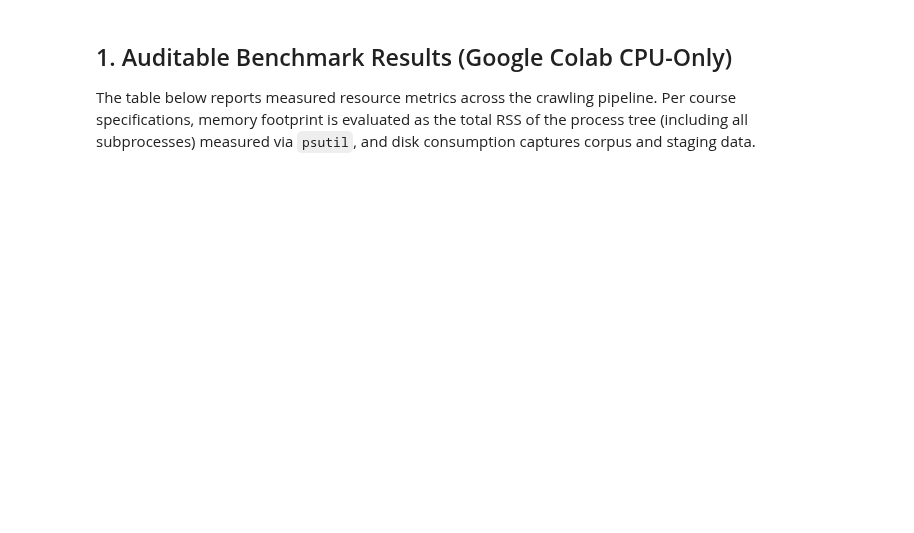
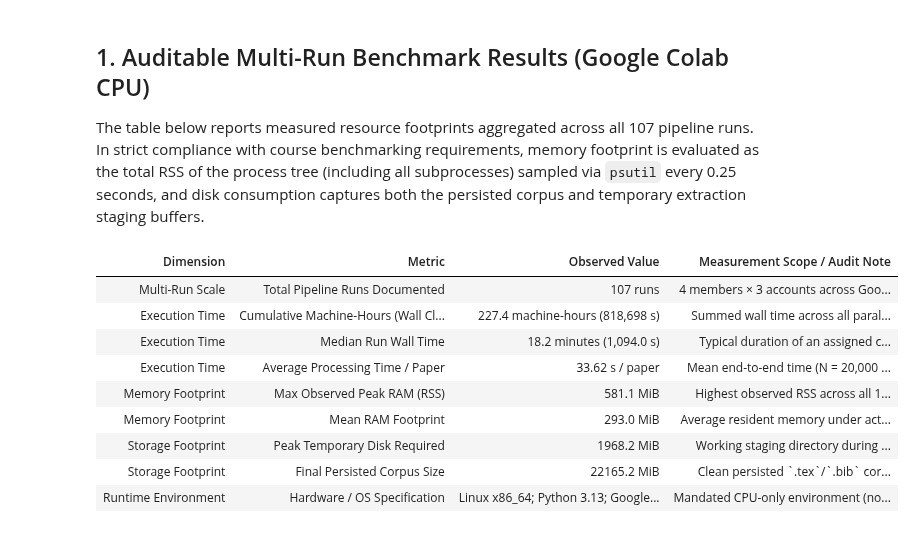
Before and after one commit to Dangkhanh01/arXiv-report, a Jupyter notebook: book/content/milestone1/04_performance.ipynb, the cells around one changed output. Drawn from its saved outputs; the diff is of its cells as text; code cells hidden in the pictures; blank space fills up the shorter version.

```diff
--- a/book/content/milestone1/04_performance.ipynb
+++ b/book/content/milestone1/04_performance.ipynb
@@ -31,4 +45,4 @@ pio.renderers.default = 'notebook_connected'
 # %% [markdown]
-## 1. Auditable Benchmark Results (Google Colab CPU-Only)
+## 1. Auditable Multi-Run Benchmark Results (Google Colab CPU)
 
-The table below reports measured resource metrics across the crawling pipeline. Per course specifications, memory footprint is evaluated as the total RSS of the process tree (including all subprocesses) measured via `psutil`, and disk consumption captures corpus and staging data.
+The table below reports measured resource footprints aggregated across all 107 pipeline runs. In strict compliance with course benchmarking requirements, memory footprint is evaluated as the total RSS of the process tree (including all subprocesses) sampled via `psutil` every 0.25 seconds, and disk consumption captures both the persisted corpus and temporary extraction staging buffers.
@@ -55,0 +49,45 @@ display(df_perf.style.hide(axis="index").set_properties(**{'text-align': 'left'}
+# %%
+multi_summary = bench.get("multi_run_summary", {})
+total_runs = multi_summary.get("total_runs", len(bench.get("runs", [])))
+total_wall = multi_summary.get("total_wall_seconds", bench.get("wall_seconds", 0.0))
+median_wall = multi_summary.get("median_wall_seconds", bench.get("median_wall_seconds", 0.0))
+peak_ram = bench.get("ram_peak_bytes", 0) / (1024**2)
+mean_ram = bench.get("ram_mean_bytes", 0) / (1024**2)
+peak_disk = bench.get("disk_peak_bytes", 0) / (1024**2)
+final_disk = bench.get("final_disk_bytes", 0) / (1024**2)
+
+avg_paper_time = summary.get("average_paper_processing_seconds", 0.0)
+paper_time_denom = summary.get("paper_time_denominator", 20000)
+
+tot_hours = total_wall / 3600
+med_mins = median_wall / 60
+
+perf_summary = [
+    {"Dimension": "Multi-Run Scale", "Metric": "Total Pipeline Runs Documented", "Observed Value": f"{total_runs:,} runs", "Measurement Scope / Audit Note": "4 members × 3 accounts across Google Colab runtimes"},
+    {"Dimension": "Execution Time", "Metric": "Cumulative Machine-Hours (Wall Clock)", "Observed Value": f"{tot_hours:,.1f} machine-hours ({total_wall:,.0f} s)", "Measurement Scope / Audit Note": "Summed wall time across all parallel & batch sessions"},
+    {"Dimension": "Execution Time", "Metric": "Median Run Wall Time", "Observed Value": f"{med_mins:.1f} minutes ({median_wall:,.1f} s)", "Measurement Scope / Audit Note": "Typical duration of an assigned crawl session"},
+    {"Dimension": "Execution Time", "Metric": "Average Processing Time / Paper", "Observed Value": f"{avg_paper_time:.2f} s / paper", "Measurement Scope / Audit Note": f"Mean end-to-end time (N = {paper_time_denom:,} papers)"},
+    {"Dimension": "Memory Footprint", "Metric": "Max Observed Peak RAM (RSS)", "Observed Value": f"{peak_ram:.1f} MiB", "Measurement Scope / Audit Note": "Highest observed RSS across all 107 runs (Colab ceiling: 12.7 GiB)"},
+    {"Dimension": "Memory Footprint", "Metric": "Mean RAM Footprint", "Observed Value": f"{mean_ram:.1f} MiB", "Measurement Scope / Audit Note": "Average resident memory under active streaming extraction"},
+    {"Dimension": "Storage Footprint", "Metric": "Peak Temporary Disk Required", "Observed Value": f"{peak_disk:.1f} MiB", "Measurement Scope / Audit Note": "Working staging directory during tarball extraction"},
+    {"Dimension": "Storage Footprint", "Metric": "Final Persisted Corpus Size", "Observed Value": f"{final_disk:.1f} MiB", "Measurement Scope / Audit Note": "Clean persisted `.tex`/`.bib` corpus without figures"},
+    {"Dimension": "Runtime Environment", "Metric": "Hardware / OS Specification", "Observed Value": bench.get("environment", "Google Colab CPU-only (2 vCPUs)"), "Measurement Scope / Audit Note": "Mandated CPU-only environment (no GPU/TPU)"}
+]
+
+df_perf = pd.DataFrame(perf_summary)
+display(df_perf.style.hide(axis="index").set_properties(**{"text-align": "left"}).set_table_styles([
+    {"selector": "th", "props": [("background-color", "#1e3d59"), ("color", "white"), ("font-weight", "bold"), ("padding", "8px")]},
+    {"selector": "td", "props": [("padding", "7px 10px")]},
+    {"selector": "tr:nth-child(even)", "props": [("background-color", "#f8f9fa")]}
+]))
+# %% [output]
+| Dimension | Metric | Observed Value | Measurement Scope / Audit Note |
+| Multi-Run Scale | Total Pipeline Runs Documented | 107 runs | 4 members × 3 accounts across Goo... |
+| Execution Time | Cumulative Machine-Hours (Wall Cl... | 227.4 machine-hours (818,698 s) | Summed wall time across all paral... |
+| Execution Time | Median Run Wall Time | 18.2 minutes (1,094.0 s) | Typical duration of an assigned c... |
+| Execution Time | Average Processing Time / Paper | 33.62 s / paper | Mean end-to-end time (N = 20,000 ... |
+| Memory Footprint | Max Observed Peak RAM (RSS) | 581.1 MiB | Highest observed RSS across all 1... |
+| Memory Footprint | Mean RAM Footprint | 293.0 MiB | Average resident memory under act... |
+| Storage Footprint | Peak Temporary Disk Required | 1968.2 MiB | Working staging directory during ... |
+| Storage Footprint | Final Persisted Corpus Size | 22165.2 MiB | Clean persisted `.tex`/`.bib` cor... |
+| Runtime Environment | Hardware / OS Specification | Linux x86_64; Python 3.13; Google... | Mandated CPU-only environment (no... |
```
Also changed, not shown: parts of 10 cells of this notebook, 17 other files.
